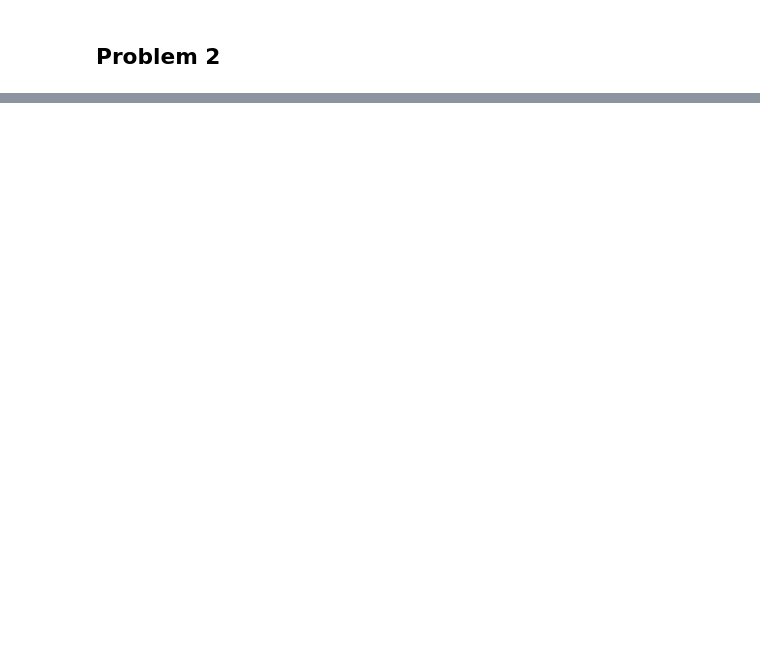
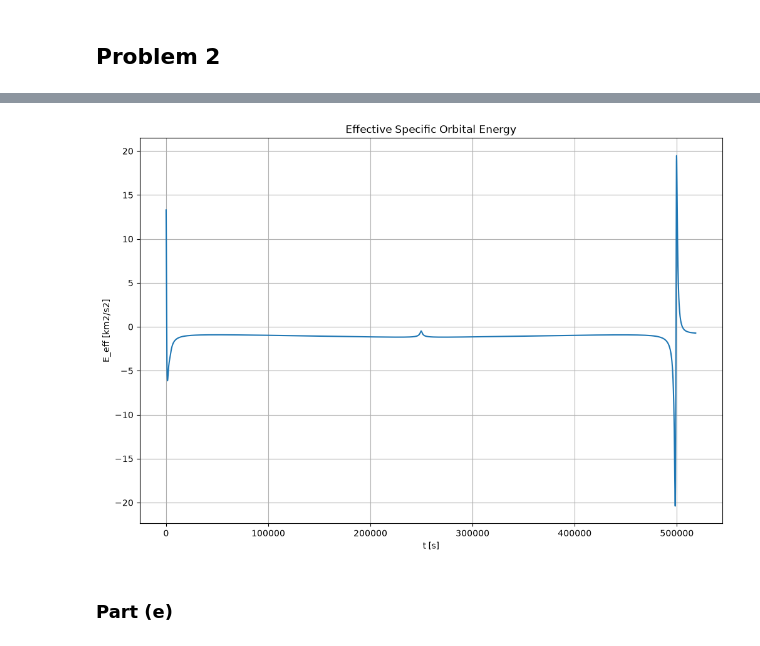
Before and after one commit to Cesium-Lab/stanford, a Jupyter notebook: aa279b/hw1.ipynb, the cells around one changed output, grey strips where cells are left out. Drawn from its saved outputs; the diff is of its cells as text; code cells hidden in the pictures; blank space fills up the shorter version.

```diff
--- a/aa279b/hw1.ipynb
+++ b/aa279b/hw1.ipynb
@@ -136,0 +314,17 @@ plt.show()
+# %%
+E_eff_earth_moon = [pe_eff(pos[0], pos[1], MU_EARTH, MU_MOON, w_earth_moon) + ke_eff(vel) for pos,vel in zip(r_sat_inertial, v_sat_inertial)]
+# %%
+fig, ax = plt.subplots(figsize=(12, 8))
+ax.set_title('Effective Specific Orbital Energy')
+
+ax.plot(sol.t, E_eff_earth_moon)
+
+ax.set_xlabel('t [s]')
+ax.set_ylabel('E_eff [km2/s2]')
+
+ax.grid(True)
+plt.show()
+# %% [output]
+[figure, added]
+# %% [markdown]
+### Part (e)
```
Also changed, not shown: parts of 28 cells of this notebook.
